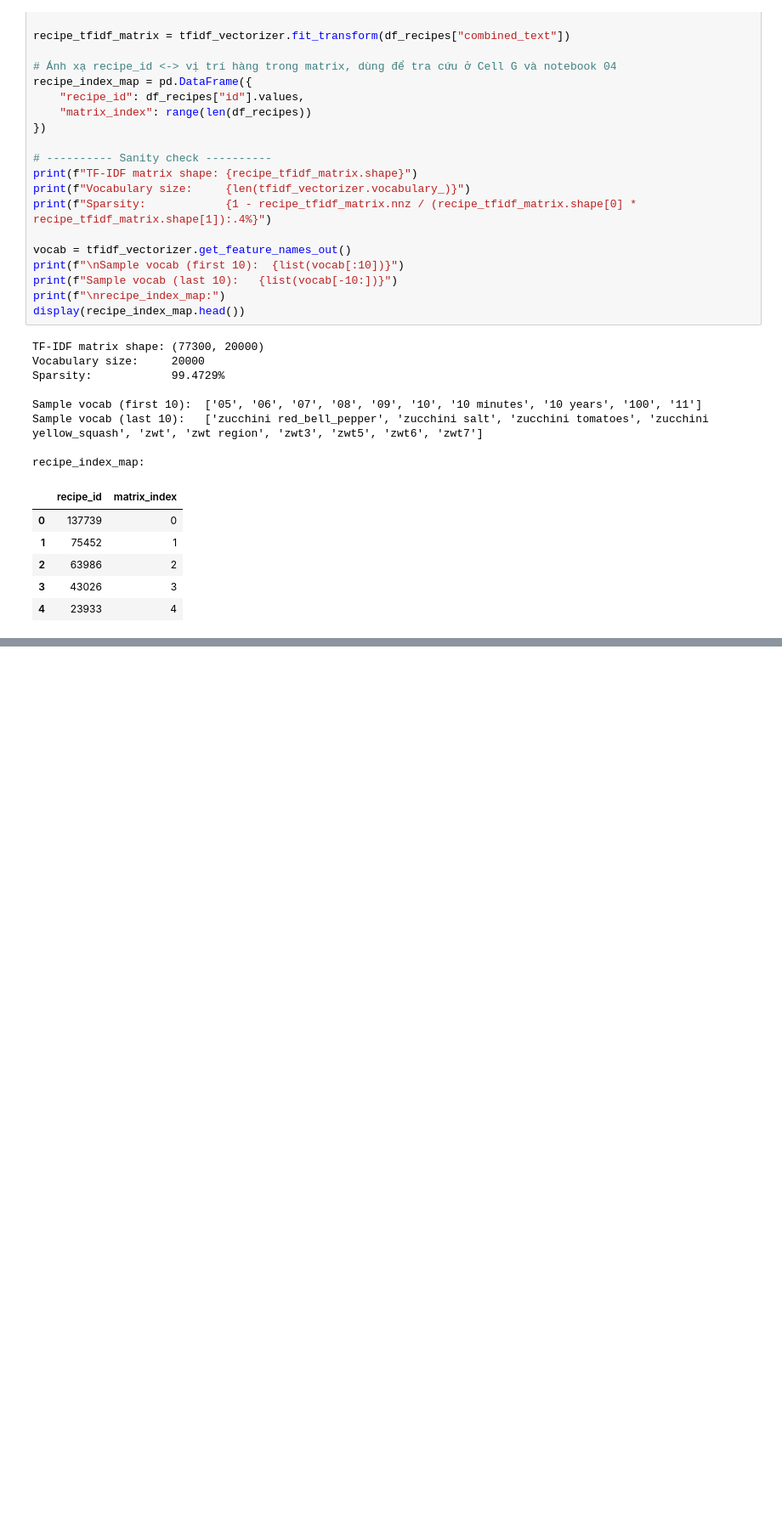
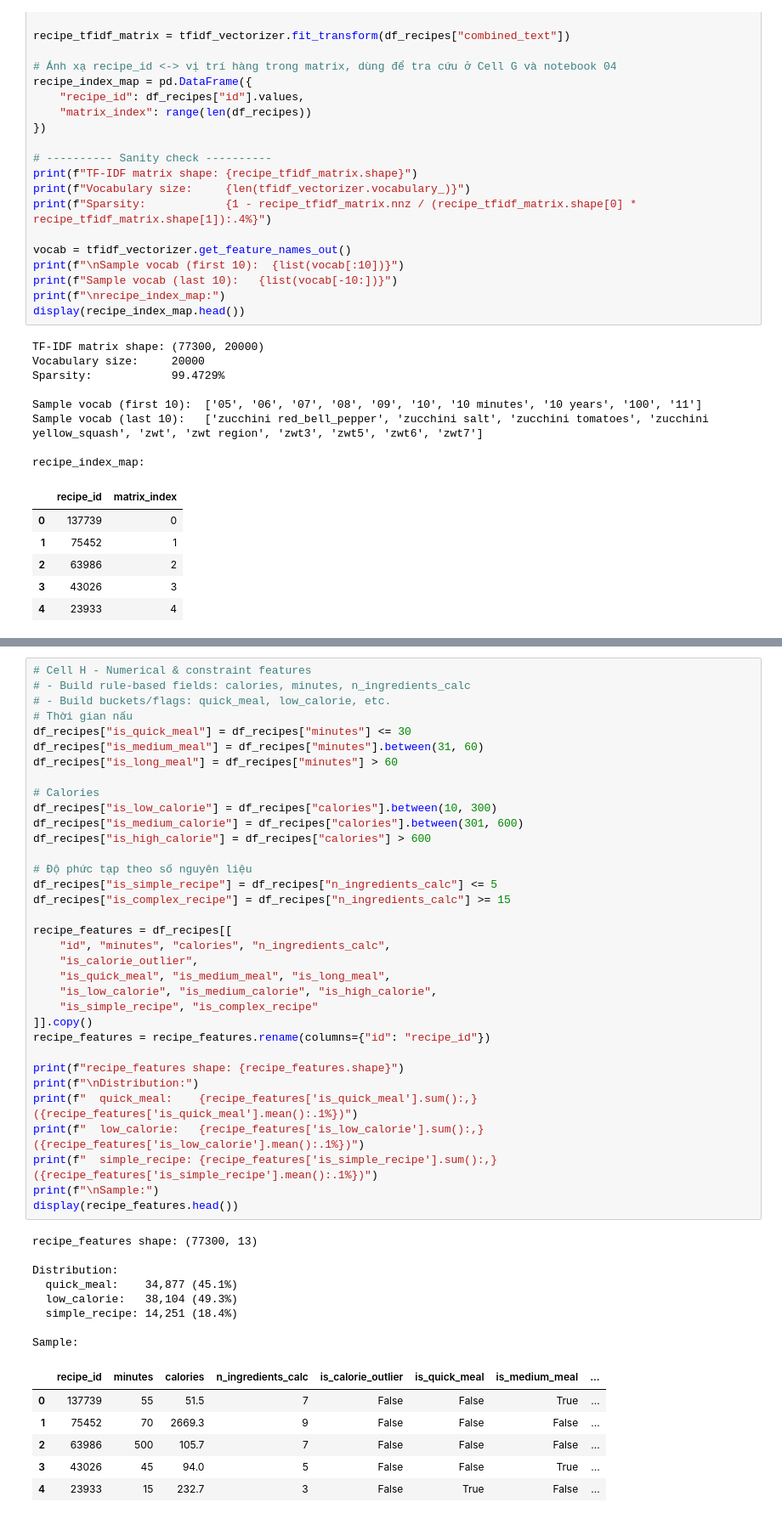
Before and after one commit to PH31M/Food-RecommendationSystem, a Jupyter notebook: notebooks/03_data_feature_engineering.ipynb, the cells around one changed output, grey strips where cells are left out. Shown at 85% size. Cells and saved outputs as stored; diff of their text form; blank space fills up the shorter version.

Commit message:
Cell J , Cell K

```diff
--- a/notebooks/03_data_feature_engineering.ipynb
+++ b/notebooks/03_data_feature_engineering.ipynb
@@ -514,0 +515,49 @@ Expected output rows: ~3,865,000
+# %%
+# Cell H - Numerical & constraint features
+# - Build rule-based fields: calories, minutes, n_ingredients_calc
+# - Build buckets/flags: quick_meal, low_calorie, etc.
+# Thời gian nấu
+df_recipes["is_quick_meal"] = df_recipes["minutes"] <= 30
+df_recipes["is_medium_meal"] = df_recipes["minutes"].between(31, 60)
+df_recipes["is_long_meal"] = df_recipes["minutes"] > 60
+
+# Calories
+df_recipes["is_low_calorie"] = df_recipes["calories"].between(10, 300)
+df_recipes["is_medium_calorie"] = df_recipes["calories"].between(301, 600)
+df_recipes["is_high_calorie"] = df_recipes["calories"] > 600
+
+# Độ phức tạp theo số nguyên liệu
+df_recipes["is_simple_recipe"] = df_recipes["n_ingredients_calc"] <= 5
+df_recipes["is_complex_recipe"] = df_recipes["n_ingredients_calc"] >= 15
+
+recipe_features = df_recipes[[
+    "id", "minutes", "calories", "n_ingredients_calc",
+    "is_calorie_outlier",
+    "is_quick_meal", "is_medium_meal", "is_long_meal",
+    "is_low_calorie", "is_medium_calorie", "is_high_calorie",
+    "is_simple_recipe", "is_complex_recipe"
+]].copy()
+recipe_features = recipe_features.rename(columns={"id": "recipe_id"})
+
+print(f"recipe_features shape: {recipe_features.shape}")
+print(f"\nDistribution:")
+print(f"  quick_meal:    {recipe_features['is_quick_meal'].sum():,} ({recipe_features['is_quick_meal'].mean():.1%})")
+print(f"  low_calorie:   {recipe_features['is_low_calorie'].sum():,} ({recipe_features['is_low_calorie'].mean():.1%})")
+print(f"  simple_recipe: {recipe_features['is_simple_recipe'].sum():,} ({recipe_features['is_simple_recipe'].mean():.1%})")
+print(f"\nSample:")
+display(recipe_features.head())
+# %% [output]
+recipe_features shape: (77300, 13)
+
+Distribution:
+  quick_meal:    34,877 (45.1%)
+  low_calorie:   38,104 (49.3%)
+  simple_recipe: 14,251 (18.4%)
+
+Sample:
+|  | recipe_id | minutes | calories | n_ingredients_calc | is_calorie_outlier | is_quick_meal | is_medium_meal | ... |
+| 0 | 137739 | 55 | 51.5 | 7 | False | False | True | ... |
+| 1 | 75452 | 70 | 2669.3 | 9 | False | False | False | ... |
+| 2 | 63986 | 500 | 105.7 | 7 | False | False | False | ... |
+| 3 | 43026 | 45 | 94.0 | 5 | False | False | True | ... |
+| 4 | 23933 | 15 | 232.7 | 3 | False | True | False | ... |
```
Also changed, not shown: parts of 5 cells of this notebook.
